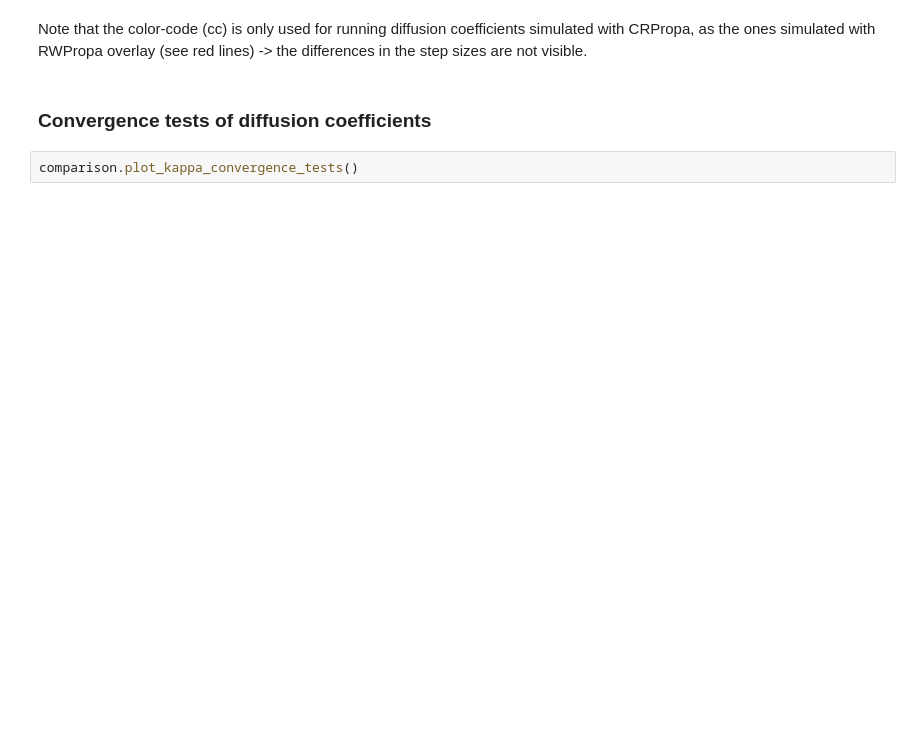
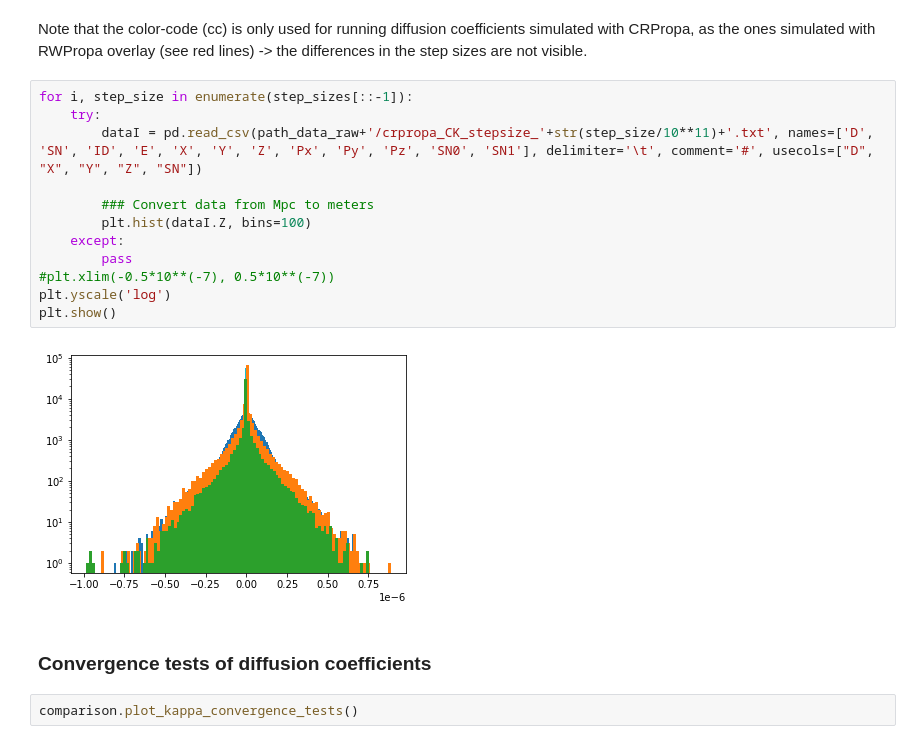
Before and after one commit to reichherzerp/PropPy, a Jupyter notebook: comparison/Comparison in compact astrophysical sources.ipynb, the cells around one changed output. Drawn from its saved outputs; the diff is of its cells as text; blank space fills up the shorter version.

```diff
--- a/comparison/Comparison in compact astrophysical sources.ipynb
+++ b/comparison/Comparison in compact astrophysical sources.ipynb
@@ -144,5 +149,19 @@ no data for RPW
 # %% [markdown]
 Note that the color-code (cc) is only used for running diffusion coefficients simulated with CRPropa, as the ones simulated with RWPropa overlay (see red lines) -> the differences in the step sizes are not visible.
+# %%
+for i, step_size in enumerate(step_sizes[::-1]):
+    try:
+        dataI = pd.read_csv(path_data_raw+'/crpropa_CK_stepsize_'+str(step_size/10**11)+'.txt', names=['D', 'SN', 'ID', 'E', 'X', 'Y', 'Z', 'Px', 'Py', 'Pz', 'SN0', 'SN1'], delimiter='\t', comment='#', usecols=["D", "X", "Y", "Z", "SN"])
+
+        ### Convert data from Mpc to meters
+        plt.hist(dataI.Z, bins=100)
+    except:
+        pass
+#plt.xlim(-0.5*10**(-7), 0.5*10**(-7))
+plt.yscale('log')
+plt.show()
+# %% [output]
+[figure, added]
 # %% [markdown]
 ### Convergence tests of diffusion coefficients
 # %%
```
Also changed, not shown: parts of 4 cells of this notebook, 3 other files.
